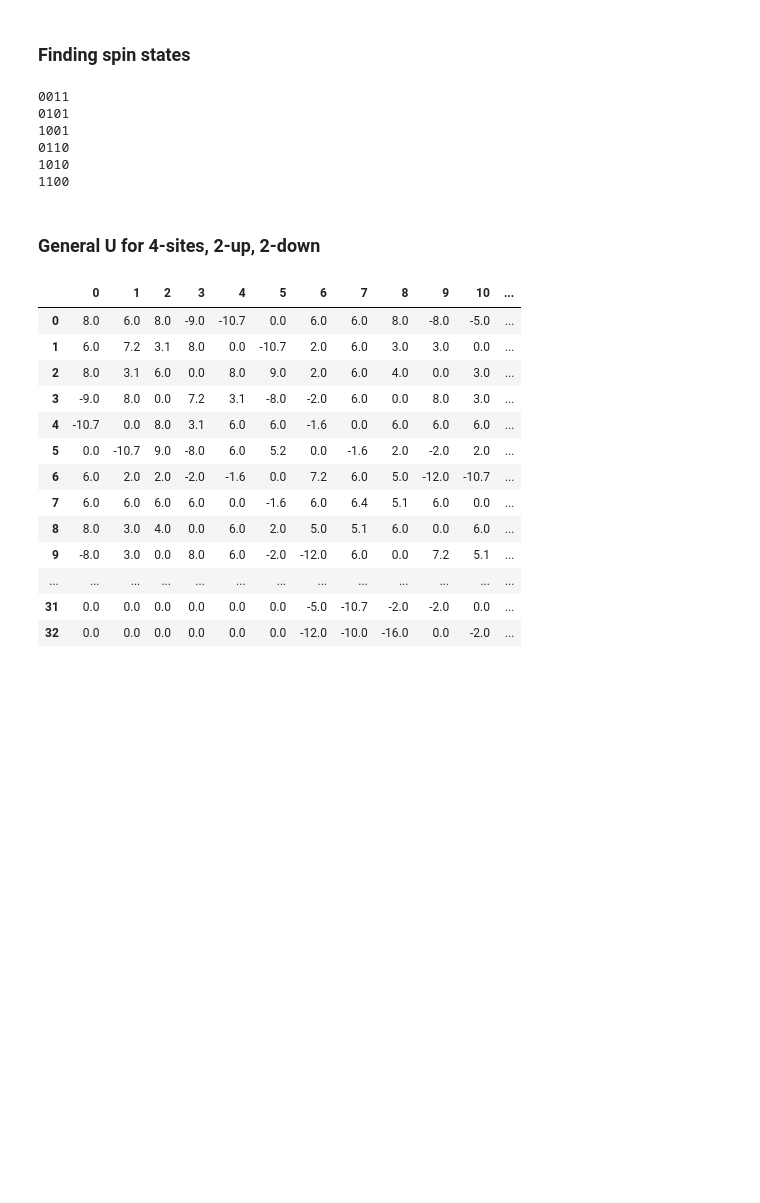
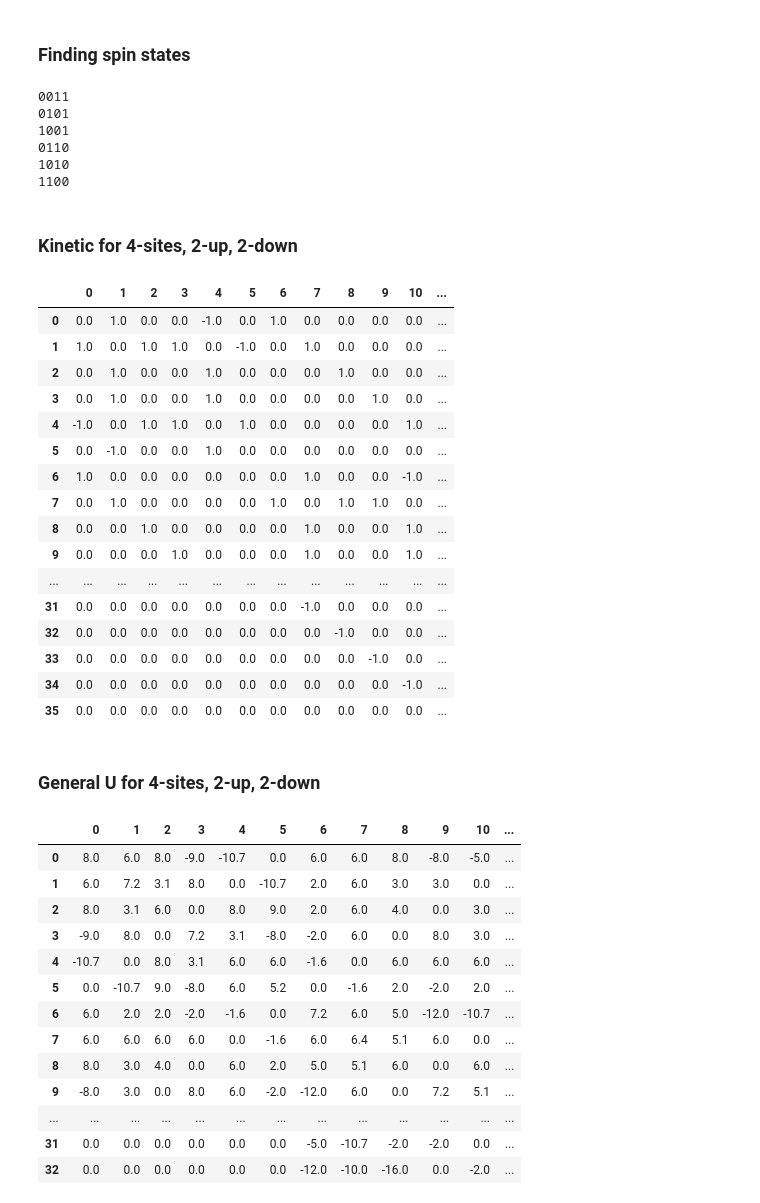
Before and after one commit to immoth/Hubbard_summetries, a Jupyter notebook: Types_Of_Interactions.ipynb, the cells around one changed output. Drawn from its saved outputs; the diff is of its cells as text; code cells hidden in the pictures; blank space fills up the shorter version.

```diff
--- a/Types_Of_Interactions.ipynb
+++ b/Types_Of_Interactions.ipynb
@@ -505,6 +544,36 @@ def basis_vectors(states,N):
     return vecs
 # %%
 vecs = basis_vectors(states_full,8)
+# %% [markdown]
+### Kinetic for 4-sites, 2-up, 2-down
+# %%
+Ki = Kinetic(4)
+# %%
+#Generate the spin restricted matrix from the full matrix
+Kir = [[0 for i in range(0,len(vecs))] for j in range(len(vecs))]
+for i in range(len(vecs)):
+    for j in range(len(vecs)):
+        Kir[i][j] = Mdot([vecs[i],Ki,vecs[j]])
+# %%
+print_matrix(Kir)
+# %% [output]
+|  | 0 | 1 | 2 | 3 | 4 | 5 | 6 | 7 | 8 | 9 | 10 | ... |
+| 0 | 0.0 | 1.0 | 0.0 | 0.0 | -1.0 | 0.0 | 1.0 | 0.0 | 0.0 | 0.0 | 0.0 | ... |
+| 1 | 1.0 | 0.0 | 1.0 | 1.0 | 0.0 | -1.0 | 0.0 | 1.0 | 0.0 | 0.0 | 0.0 | ... |
+| 2 | 0.0 | 1.0 | 0.0 | 0.0 | 1.0 | 0.0 | 0.0 | 0.0 | 1.0 | 0.0 | 0.0 | ... |
+| 3 | 0.0 | 1.0 | 0.0 | 0.0 | 1.0 | 0.0 | 0.0 | 0.0 | 0.0 | 1.0 | 0.0 | ... |
+| 4 | -1.0 | 0.0 | 1.0 | 1.0 | 0.0 | 1.0 | 0.0 | 0.0 | 0.0 | 0.0 | 1.0 | ... |
+| 5 | 0.0 | -1.0 | 0.0 | 0.0 | 1.0 | 0.0 | 0.0 | 0.0 | 0.0 | 0.0 | 0.0 | ... |
+| 6 | 1.0 | 0.0 | 0.0 | 0.0 | 0.0 | 0.0 | 0.0 | 1.0 | 0.0 | 0.0 | -1.0 | ... |
+| 7 | 0.0 | 1.0 | 0.0 | 0.0 | 0.0 | 0.0 | 1.0 | 0.0 | 1.0 | 1.0 | 0.0 | ... |
+| 8 | 0.0 | 0.0 | 1.0 | 0.0 | 0.0 | 0.0 | 0.0 | 1.0 | 0.0 | 0.0 | 1.0 | ... |
+| 9 | 0.0 | 0.0 | 0.0 | 1.0 | 0.0 | 0.0 | 0.0 | 1.0 | 0.0 | 0.0 | 1.0 | ... |
+| ... | ... | ... | ... | ... | ... | ... | ... | ... | ... | ... | ... | ... |
+| 31 | 0.0 | 0.0 | 0.0 | 0.0 | 0.0 | 0.0 | 0.0 | -1.0 | 0.0 | 0.0 | 0.0 | ... |
+| 32 | 0.0 | 0.0 | 0.0 | 0.0 | 0.0 | 0.0 | 0.0 | 0.0 | -1.0 | 0.0 | 0.0 | ... |
+| 33 | 0.0 | 0.0 | 0.0 | 0.0 | 0.0 | 0.0 | 0.0 | 0.0 | 0.0 | -1.0 | 0.0 | ... |
+| 34 | 0.0 | 0.0 | 0.0 | 0.0 | 0.0 | 0.0 | 0.0 | 0.0 | 0.0 | 0.0 | -1.0 | ... |
+| 35 | 0.0 | 0.0 | 0.0 | 0.0 | 0.0 | 0.0 | 0.0 | 0.0 | 0.0 | 0.0 | 0.0 | ... |
 # %% [markdown]
 ### General U for 4-sites, 2-up, 2-down
 # %%
```
Also changed, not shown: parts of 4 cells of this notebook, 4 other files.
